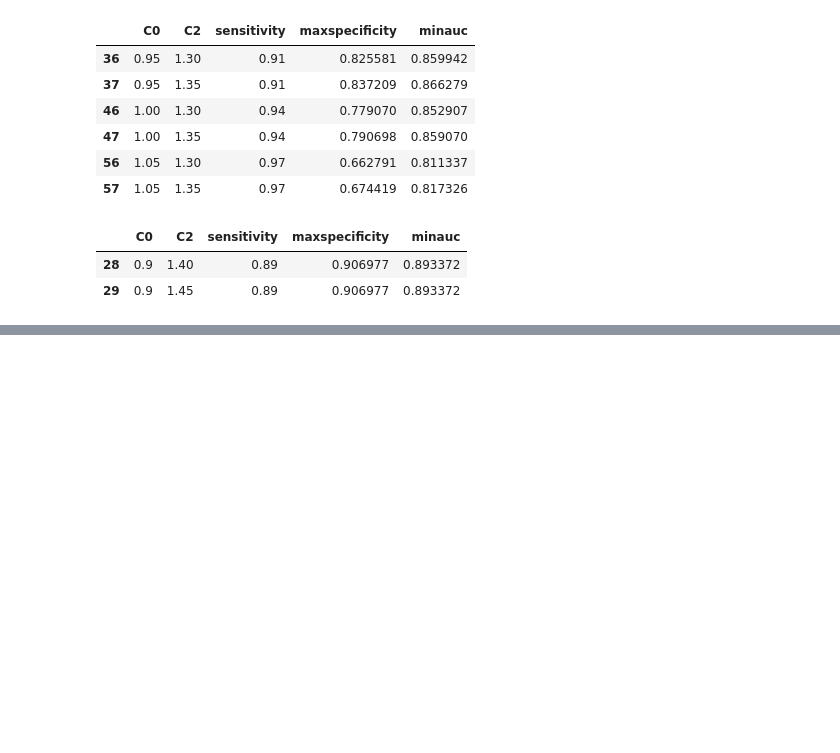
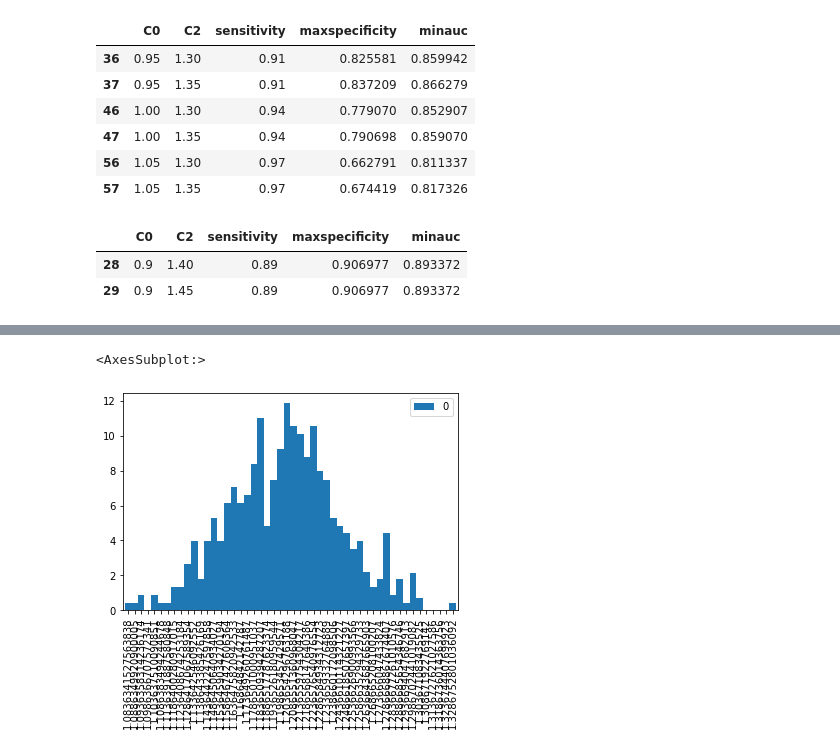
Before and after one commit to zeroknowledgediscovery/truthnet, a Jupyter notebook: truthnet/examples/perfpaper.ipynb, the cells around one changed output, grey strips where cells are left out. Drawn from its saved outputs; the diff is of its cells as text; code cells hidden in the pictures; blank space fills up the shorter version.

```diff
--- a/truthnet/examples/perfpaper.ipynb
+++ b/truthnet/examples/perfpaper.ipynb
@@ -140,3 +140,8 @@ vh=plt.hist(vf, bins=50, density=True, alpha=0.6)
+# %%
+pd.DataFrame(x1[0],x1[1][0]+np.diff(x1[1]).cumsum())
+# %% [output]
+<AxesSubplot:>
+[figure, added]
 # %%
 #from jupyterthemes import jtplot
 #jtplot.style()
```
Also changed, not shown: parts of 8 cells of this notebook, 23 other files.
